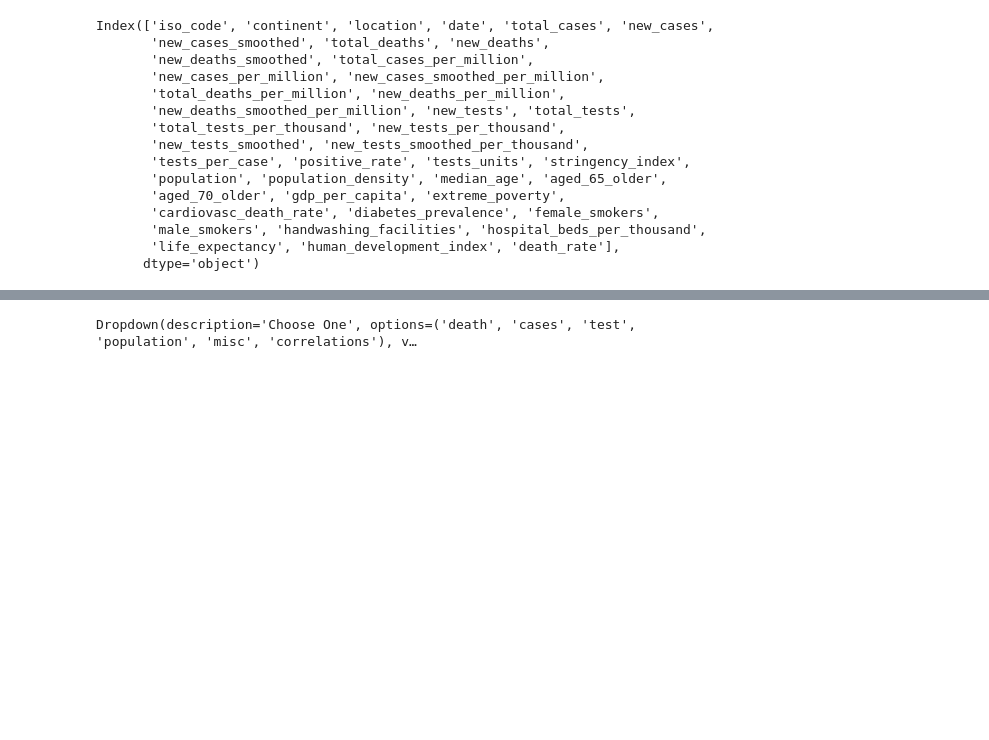
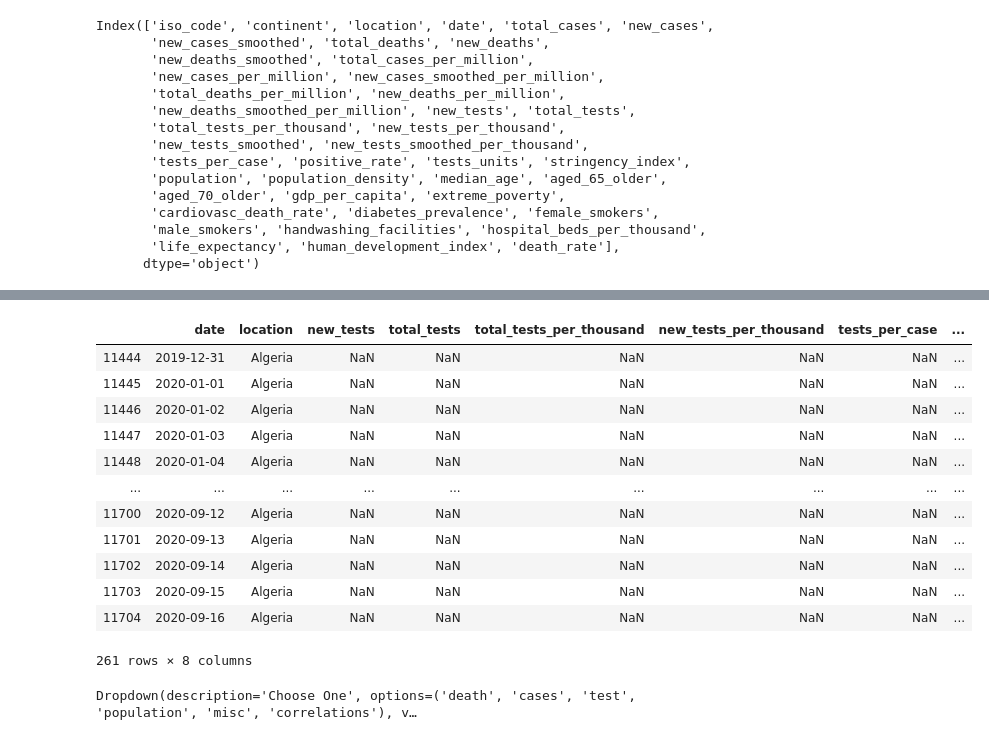
Before and after one commit to kooshaj/Coronavirus-Data-Manipulation-Project, a Jupyter notebook: covid.ipynb, the cells around one changed output, grey strips where cells are left out. Saved outputs shown, nothing was run; the diff lists cells and outputs as text; code cells hidden in the pictures; blank space fills up the shorter version.

```diff
--- a/covid.ipynb
+++ b/covid.ipynb
@@ -180,3 +225,19 @@ Output(outputs=({'output_type': 'display_data', 'data': {'text/plain': '
+# %%
+filtered
+# %% [output]
+|  | date | location | new_tests | total_tests | total_tests_per_thousand | new_tests_per_thousand | tests_per_case | ... |
+| 11444 | 2019-12-31 | Algeria | NaN | NaN | NaN | NaN | NaN | ... |
+| 11445 | 2020-01-01 | Algeria | NaN | NaN | NaN | NaN | NaN | ... |
+| 11446 | 2020-01-02 | Algeria | NaN | NaN | NaN | NaN | NaN | ... |
+| 11447 | 2020-01-03 | Algeria | NaN | NaN | NaN | NaN | NaN | ... |
+| 11448 | 2020-01-04 | Algeria | NaN | NaN | NaN | NaN | NaN | ... |
+| ... | ... | ... | ... | ... | ... | ... | ... | ... |
+| 11700 | 2020-09-12 | Algeria | NaN | NaN | NaN | NaN | NaN | ... |
+| 11701 | 2020-09-13 | Algeria | NaN | NaN | NaN | NaN | NaN | ... |
+| 11702 | 2020-09-14 | Algeria | NaN | NaN | NaN | NaN | NaN | ... |
+| 11703 | 2020-09-15 | Algeria | NaN | NaN | NaN | NaN | NaN | ... |
+| 11704 | 2020-09-16 | Algeria | NaN | NaN | NaN | NaN | NaN | ... |
+261 rows × 8 columns
 # %%
 d1 = widgets.Dropdown(description = "Choose One", options = ['death', 'cases', 'test', "population", "misc", "correlations"])
 
```
Also changed, not shown: parts of 15 cells of this notebook.
